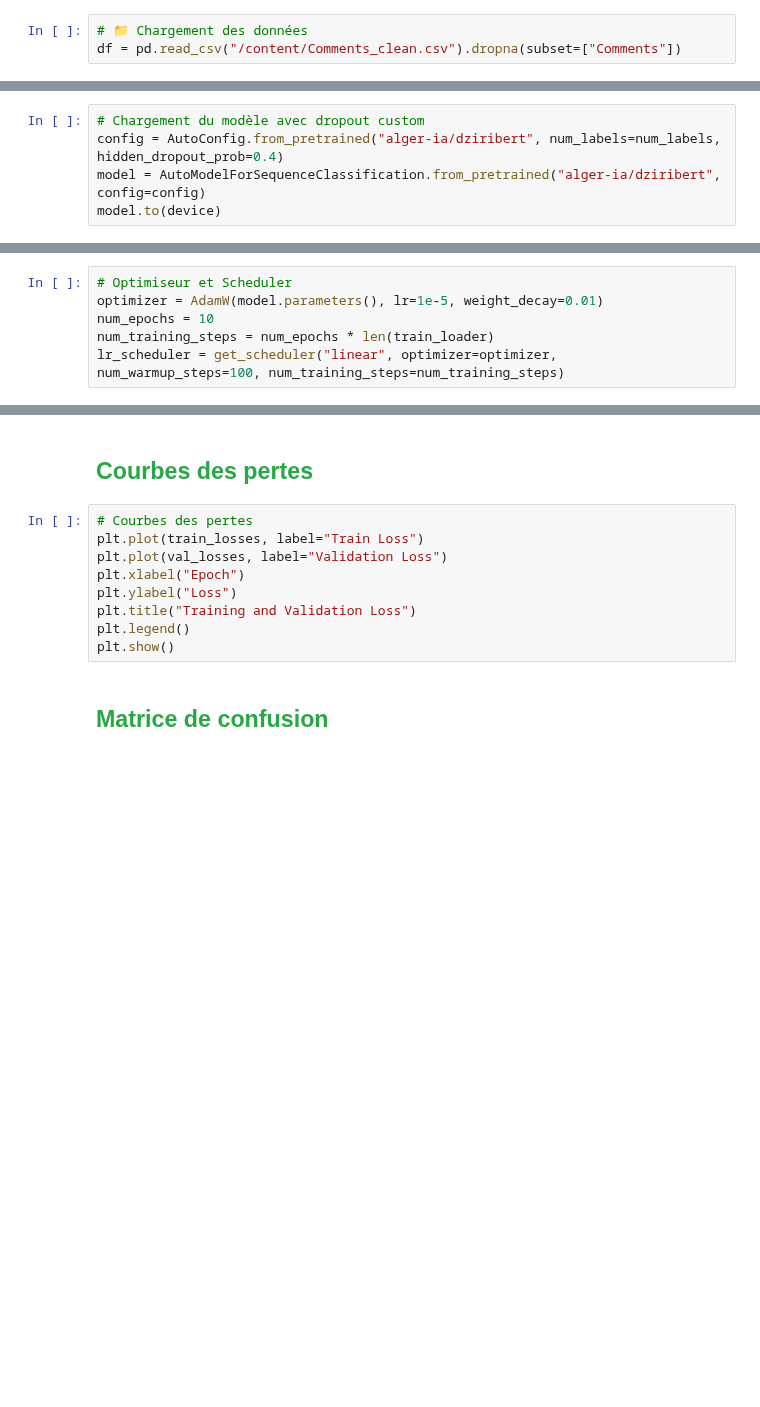
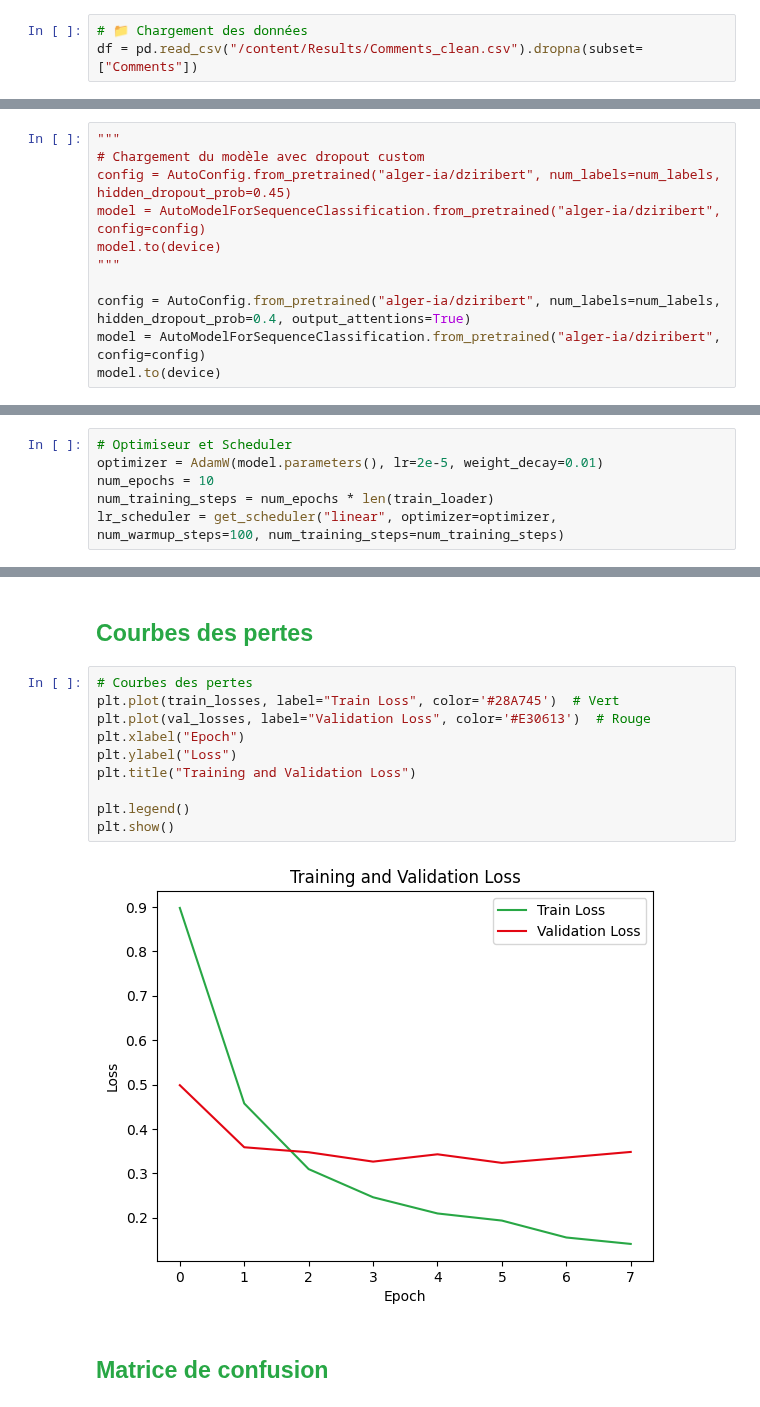
Before and after one commit to OUARAS-khelil-Rafik/AS-Ooredoo_Djezzy_Mobilis-, a Jupyter notebook: Training_AS_DL_DziriBert.ipynb, the cells around one changed output, grey strips where cells are left out. Saved outputs shown, nothing was run; the diff lists cells and outputs as text; blank space fills up the shorter version.

```diff
--- a/Training_AS_DL_DziriBert.ipynb
+++ b/Training_AS_DL_DziriBert.ipynb
@@ -83,7 +61,7 @@ Device: cuda
 ## <span style="color: #28A745;">**Chargement des Données**</span>
 # %%
 # 📁 Chargement des données
-df = pd.read_csv("/content/Comments_clean.csv").dropna(subset=["Comments"])
+df = pd.read_csv("/content/Results/Comments_clean.csv").dropna(subset=["Comments"])
 # %% [markdown]
 ## <span style="color: #28A745;">**Encodage des étiquettes**</span>
 # %%
@@ -134,7 +112,13 @@ test_loader = DataLoader(test_set, batch_size=16)
 # %% [markdown]
 ## <span style="color: #28A745;">**Chargement du modèle avec dropout custom**</span>
 # %%
+"""
 # Chargement du modèle avec dropout custom
-config = AutoConfig.from_pretrained("alger-ia/dziribert", num_labels=num_labels, hidden_dropout_prob=0.4)
+config = AutoConfig.from_pretrained("alger-ia/dziribert", num_labels=num_labels, hidden_dropout_prob=0.45)
 model = AutoModelForSequenceClassification.from_pretrained("alger-ia/dziribert", config=config)
 model.to(device)
+"""
+
+config = AutoConfig.from_pretrained("alger-ia/dziribert", num_labels=num_labels, hidden_dropout_prob=0.4, output_attentions=True)
+model = AutoModelForSequenceClassification.from_pretrained("alger-ia/dziribert", config=config)
+model.to(device)
@@ -142,7 +146,7 @@ model.to(device)
 ## <span style="color: #28A745;">**Optimiseur et Scheduler**</span>
 # %%
 # Optimiseur et Scheduler
-optimizer = AdamW(model.parameters(), lr=1e-5, weight_decay=0.01)
+optimizer = AdamW(model.parameters(), lr=2e-5, weight_decay=0.01)
 num_epochs = 10
 num_training_steps = num_epochs * len(train_loader)
 lr_scheduler = get_scheduler("linear", optimizer=optimizer, num_warmup_steps=100, num_training_steps=num_training_steps)
@@ -241,13 +285,16 @@ print(classification_report(all_labels, all_preds, target_names=label_encoder.cl
 ## <span style="color: #28A745;">**Courbes des pertes**</span>
 # %%
 # Courbes des pertes
-plt.plot(train_losses, label="Train Loss")
-plt.plot(val_losses, label="Validation Loss")
+plt.plot(train_losses, label="Train Loss", color='#28A745')  # Vert
+plt.plot(val_losses, label="Validation Loss", color='#E30613')  # Rouge
 plt.xlabel("Epoch")
 plt.ylabel("Loss")
 plt.title("Training and Validation Loss")
+
 plt.legend()
 plt.show()
+# %% [output]
+[figure, added]
 # %% [markdown]
 ## <span style="color: #28A745;">**Matrice de confusion**</span>
 # %%
```
Also changed, not shown: parts of 18 cells of this notebook.
